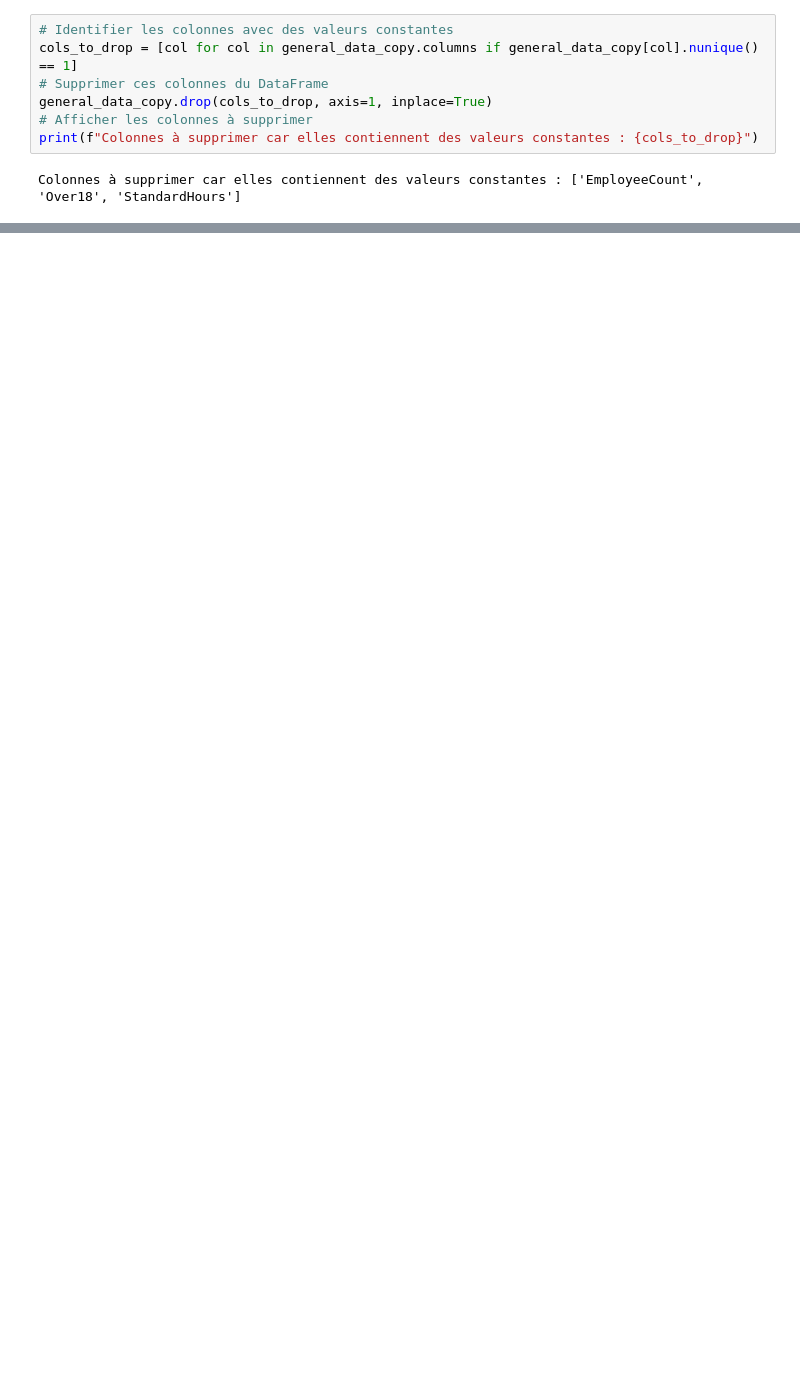
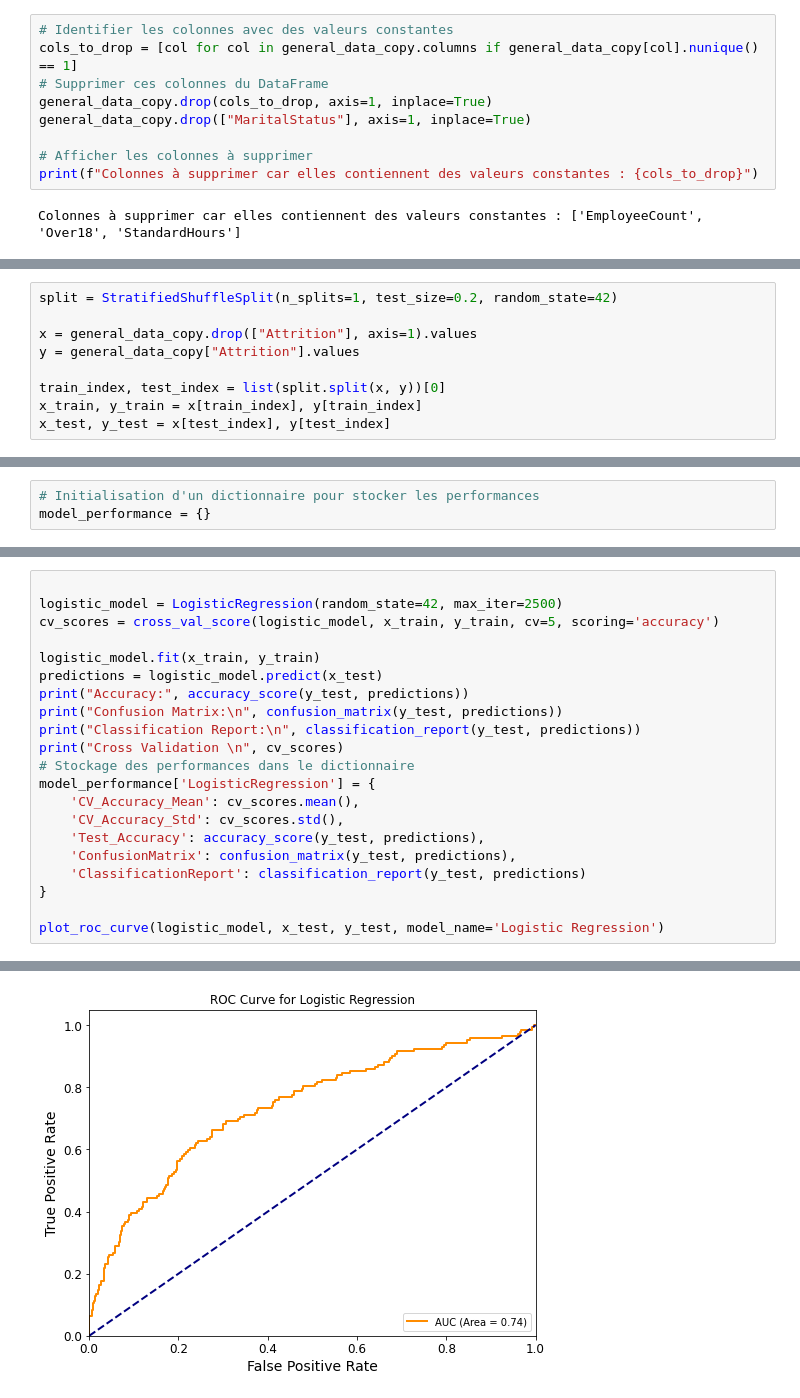
Before and after one commit to Aminedx/IA, a Jupyter notebook: Projet.ipynb, the cells around one changed output, grey strips where cells are left out. Drawn from its saved outputs; the diff is of its cells as text; blank space fills up the shorter version.

```diff
--- a/Projet.ipynb
+++ b/Projet.ipynb
@@ -411,6 +467,8 @@ array([[<AxesSubplot:title={'center':'Age'}>,
 cols_to_drop = [col for col in general_data_copy.columns if general_data_copy[col].nunique() == 1]
 # Supprimer ces colonnes du DataFrame
 general_data_copy.drop(cols_to_drop, axis=1, inplace=True)
+general_data_copy.drop(["MaritalStatus"], axis=1, inplace=True)
+
 # Afficher les colonnes à supprimer
 print(f"Colonnes à supprimer car elles contiennent des valeurs constantes : {cols_to_drop}")
 # %% [output]
@@ -442,0 +549,9 @@ memory usage: 999.1+ KB
+# %%
+split = StratifiedShuffleSplit(n_splits=1, test_size=0.2, random_state=42)
+
+x = general_data_copy.drop(["Attrition"], axis=1).values
+y = general_data_copy["Attrition"].values
+
+train_index, test_index = list(split.split(x, y))[0]
+x_train, y_train = x[train_index], y[train_index]
+x_test, y_test = x[test_index], y[test_index]
@@ -442,0 +607,3 @@ memory usage: 999.1+ KB
+# %%
+# Initialisation d'un dictionnaire pour stocker les performances
+model_performance = {}
@@ -442,0 +612,22 @@ memory usage: 999.1+ KB
+# %%
+
+logistic_model = LogisticRegression(random_state=42, max_iter=2500)
+cv_scores = cross_val_score(logistic_model, x_train, y_train, cv=5, scoring='accuracy')
+
+logistic_model.fit(x_train, y_train)
+predictions = logistic_model.predict(x_test)
+print("Accuracy:", accuracy_score(y_test, predictions))
+print("Confusion Matrix:\n", confusion_matrix(y_test, predictions))
+print("Classification Report:\n", classification_report(y_test, predictions))
+print("Cross Validation \n", cv_scores)
+# Stockage des performances dans le dictionnaire
+model_performance['LogisticRegression'] = {
+    'CV_Accuracy_Mean': cv_scores.mean(),
+    'CV_Accuracy_Std': cv_scores.std(),
+    'Test_Accuracy': accuracy_score(y_test, predictions),
+    'ConfusionMatrix': confusion_matrix(y_test, predictions),
+    'ClassificationReport': classification_report(y_test, predictions)
+}
+
+plot_roc_curve(logistic_model, x_test, y_test, model_name='Logistic Regression')
+# %% [output]
@@ -442,0 +650 @@ memory usage: 999.1+ KB
+[figure, added]
```
Also changed, not shown: parts of 36 cells of this notebook, 1 other file.
